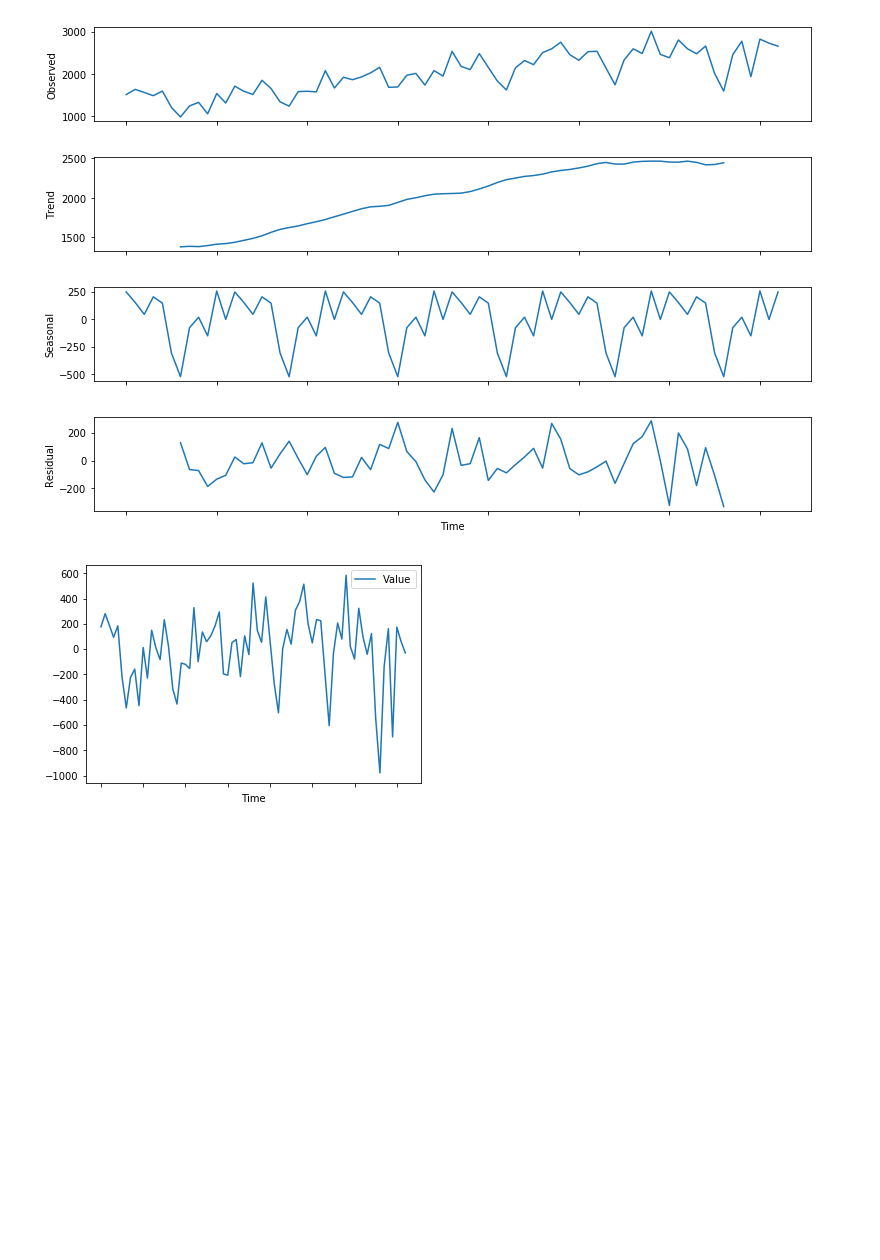
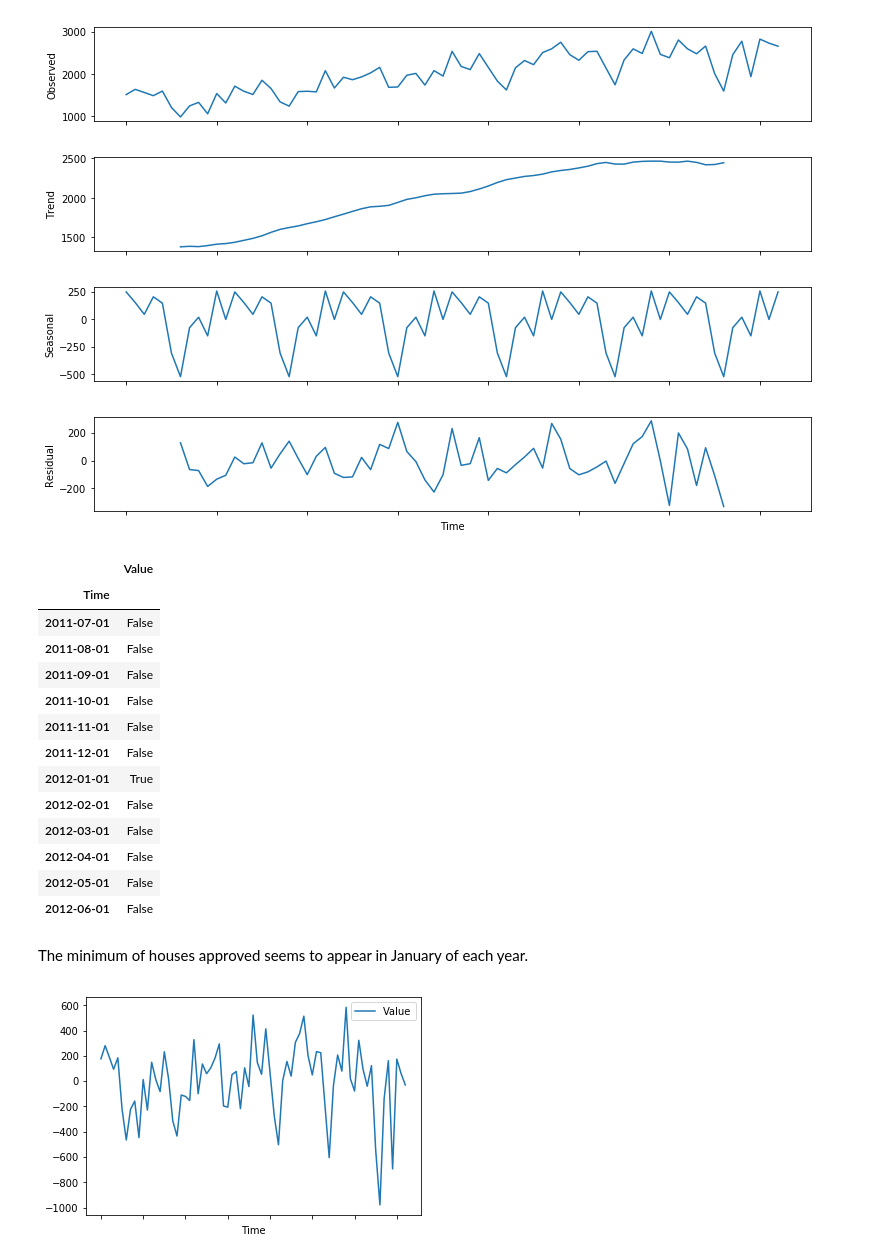
Before and after one commit to luphord/australian-housing-exercise, a Jupyter notebook: notebooks/3.0-Exploring-timeseries.ipynb, the cells around one changed output. Drawn from its saved outputs; the diff is of its cells as text; code cells hidden in the pictures; blank space fills up the shorter version.

```diff
--- a/notebooks/3.0-Exploring-timeseries.ipynb
+++ b/notebooks/3.0-Exploring-timeseries.ipynb
@@ -53,6 +53,25 @@ fig = res.plot()
 fig.set_size_inches((12,8))
 # %% [output]
 [figure]
+# %%
+(res.seasonal == res.seasonal.min()).head(12)
+# %% [output]
+|  | Value |
+| Time |  |
+| 2011-07-01 | False |
+| 2011-08-01 | False |
+| 2011-09-01 | False |
+| 2011-10-01 | False |
+| 2011-11-01 | False |
+| 2011-12-01 | False |
+| 2012-01-01 | True |
+| 2012-02-01 | False |
+| 2012-03-01 | False |
+| 2012-04-01 | False |
+| 2012-05-01 | False |
+| 2012-06-01 | False |
+# %% [markdown]
+The minimum of houses approved seems to appear in January of each year.
 # %%
 detrend(ts).plot();
 # %% [output]
```
Also changed, not shown: 2 other files.
